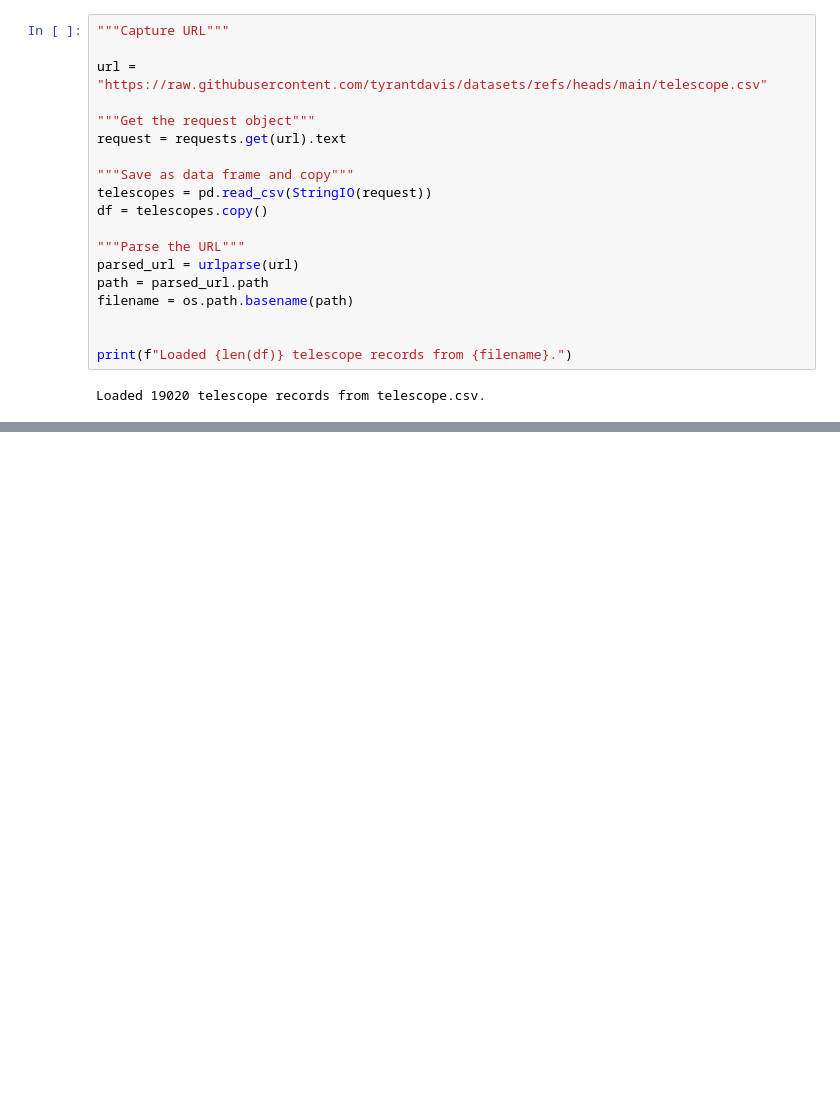
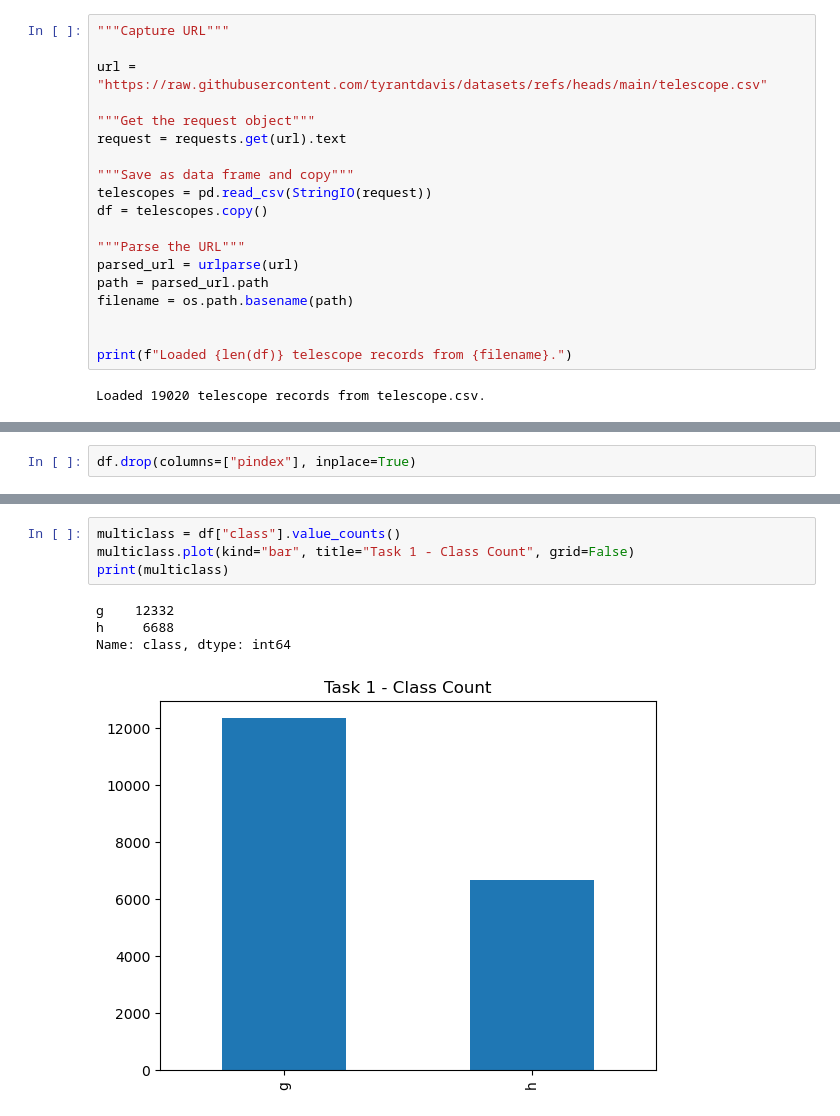
Before and after one commit to tyrantdavis/PCA-Project, a Jupyter notebook: telescope-pca.ipynb, the cells around one changed output, grey strips where cells are left out. Drawn from its saved outputs; the diff is of its cells as text; blank space fills up the shorter version.

```diff
--- a/telescope-pca.ipynb
+++ b/telescope-pca.ipynb
@@ -64,0 +132,2 @@ Loaded 19020 telescope records from telescope.csv.
+# %%
+df.drop(columns=["pindex"], inplace=True)
@@ -64,0 +147,9 @@ Loaded 19020 telescope records from telescope.csv.
+# %%
+multiclass = df["class"].value_counts()
+multiclass.plot(kind="bar", title="Task 1 - Class Count", grid=False)
+print(multiclass)
+# %% [output]
+g    12332
+h     6688
+Name: class, dtype: int64
+[figure, added]
```
Also changed, not shown: parts of 10 cells of this notebook.
